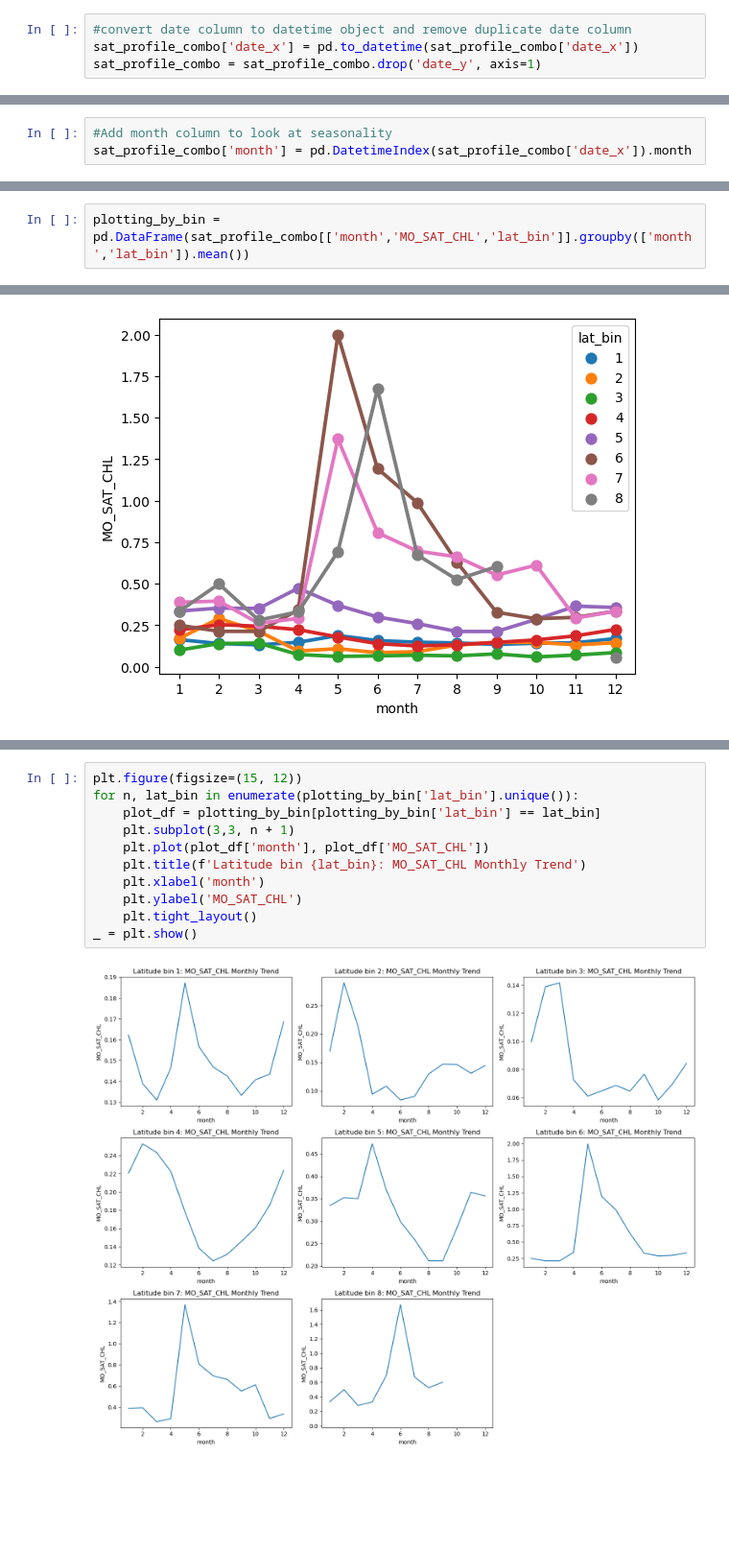
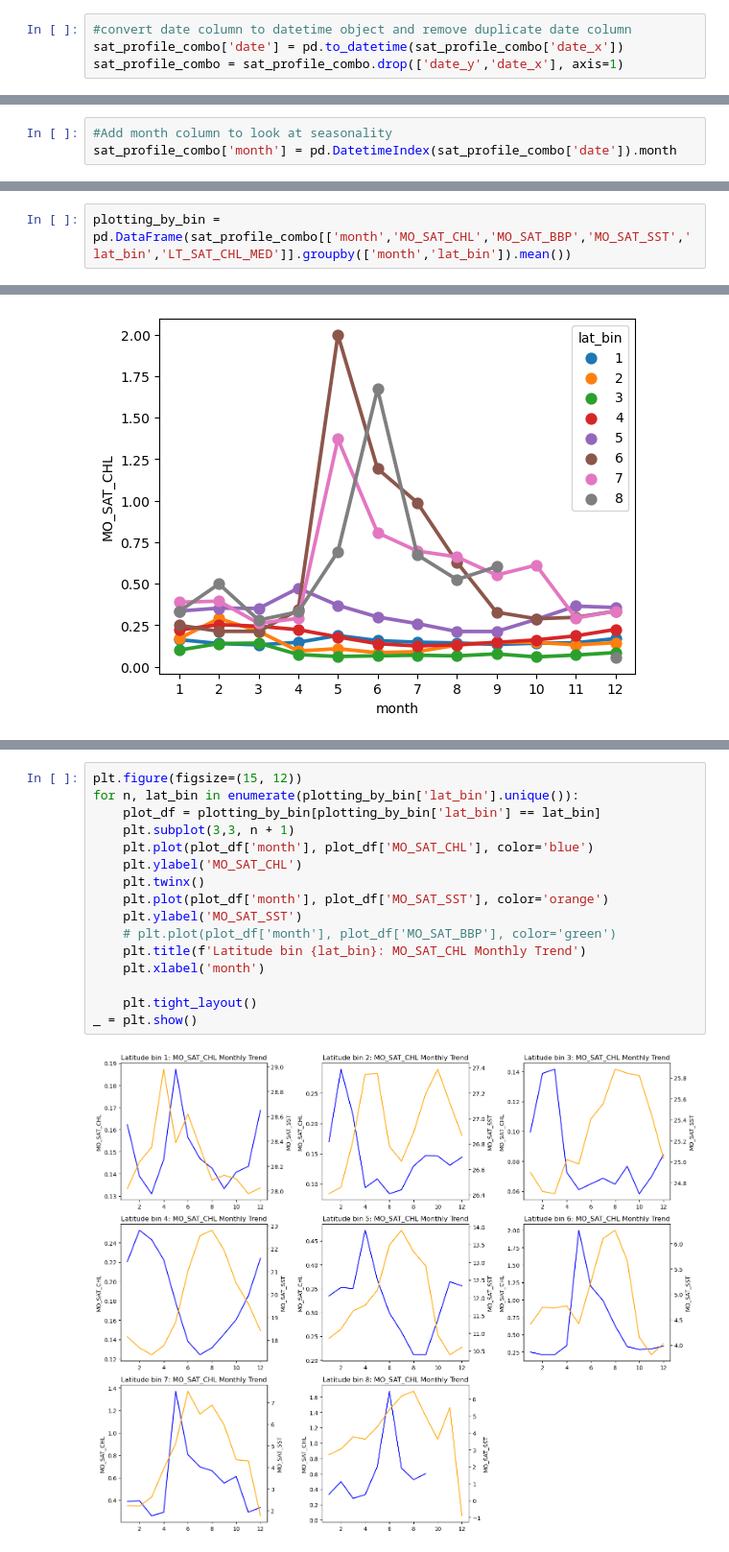
Before and after one commit to gnyirjesy/ocean-depth-characterization, a Jupyter notebook: EDA/eda_gn.ipynb, the cells around one changed output, grey strips where cells are left out. Shown at 96% size. Saved outputs shown, nothing was run; the diff lists cells and outputs as text; blank space fills up the shorter version.

```diff
--- a/EDA/eda_gn.ipynb
+++ b/EDA/eda_gn.ipynb
@@ -62,8 +62,8 @@ sat_profile_combo.describe()
 | max | 7.901001e+06 | 4.540000e+02 | 1.119000e+03 | 4.072763e+01 | 3.204117e+01 | 8.411027e-02 | 2.136333e+01 | 7.875900e+01 | 1.799910e+02 | -5.400000e+01 | ... |
 # %%
 #convert date column to datetime object and remove duplicate date column
-sat_profile_combo['date_x'] = pd.to_datetime(sat_profile_combo['date_x'])
-sat_profile_combo = sat_profile_combo.drop('date_y', axis=1)
+sat_profile_combo['date'] = pd.to_datetime(sat_profile_combo['date_x'])
+sat_profile_combo = sat_profile_combo.drop(['date_y','date_x'], axis=1)
 # %%
 globalFloatData = pd.read_csv("../../data/globalFloatData.csv")
 globalFloatData.head()
@@ -365,7 +365,7 @@ plt.show()
 [figure]
 # %%
 #Add month column to look at seasonality
-sat_profile_combo['month'] = pd.DatetimeIndex(sat_profile_combo['date_x']).month
+sat_profile_combo['month'] = pd.DatetimeIndex(sat_profile_combo['date']).month
 # %%
 sat_profile_combo[['month','MO_SAT_CHL']].groupby('month').mean().plot(kind='bar', legend=None)
 # %% [output]
@@ -398,4 +398,4 @@ plt.show()
 Name: lat_bin, dtype: int64
 [figure]
 # %%
-plotting_by_bin = pd.DataFrame(sat_profile_combo[['month','MO_SAT_CHL','lat_bin']].groupby(['month','lat_bin']).mean())
+plotting_by_bin = pd.DataFrame(sat_profile_combo[['month','MO_SAT_CHL','MO_SAT_BBP','MO_SAT_SST','lat_bin','LT_SAT_CHL_MED']].groupby(['month','lat_bin']).mean())
@@ -420,13 +459,18 @@ sns.pointplot(x = "month",       # x variable name
 # %%
 plt.figure(figsize=(15, 12))
 for n, lat_bin in enumerate(plotting_by_bin['lat_bin'].unique()):
     plot_df = plotting_by_bin[plotting_by_bin['lat_bin'] == lat_bin]
     plt.subplot(3,3, n + 1)
-    plt.plot(plot_df['month'], plot_df['MO_SAT_CHL'])
+    plt.plot(plot_df['month'], plot_df['MO_SAT_CHL'], color='blue')
+    plt.ylabel('MO_SAT_CHL')
+    plt.twinx()
+    plt.plot(plot_df['month'], plot_df['MO_SAT_SST'], color='orange')
+    plt.ylabel('MO_SAT_SST')
+    # plt.plot(plot_df['month'], plot_df['MO_SAT_BBP'], color='green')
     plt.title(f'Latitude bin {lat_bin}: MO_SAT_CHL Monthly Trend')
     plt.xlabel('month')
-    plt.ylabel('MO_SAT_CHL')
+
     plt.tight_layout()
 _ = plt.show()
 # %% [output]
-[figure, old version]
+[figure, new version]
```
Also changed, not shown: parts of 9 cells of this notebook.
